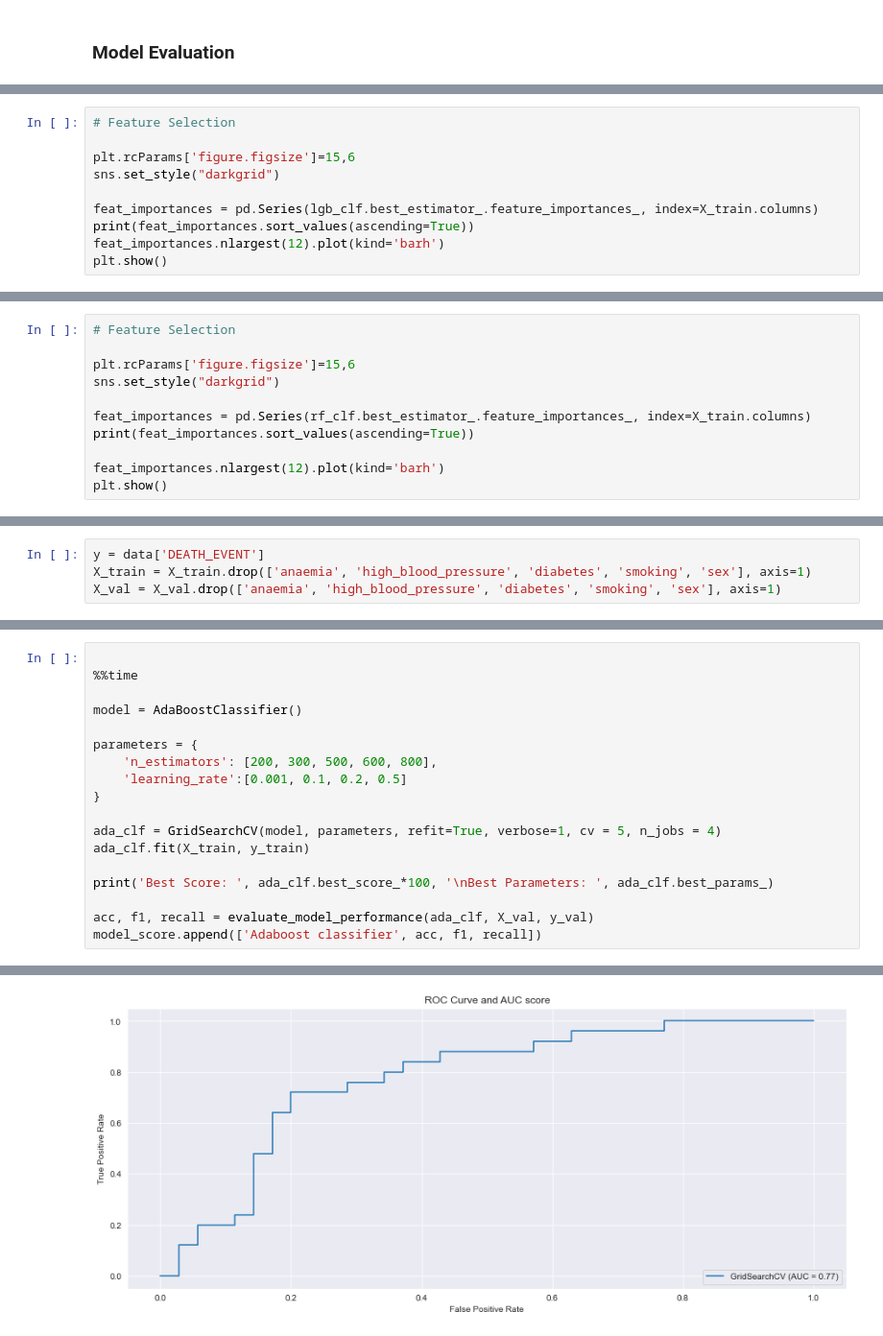
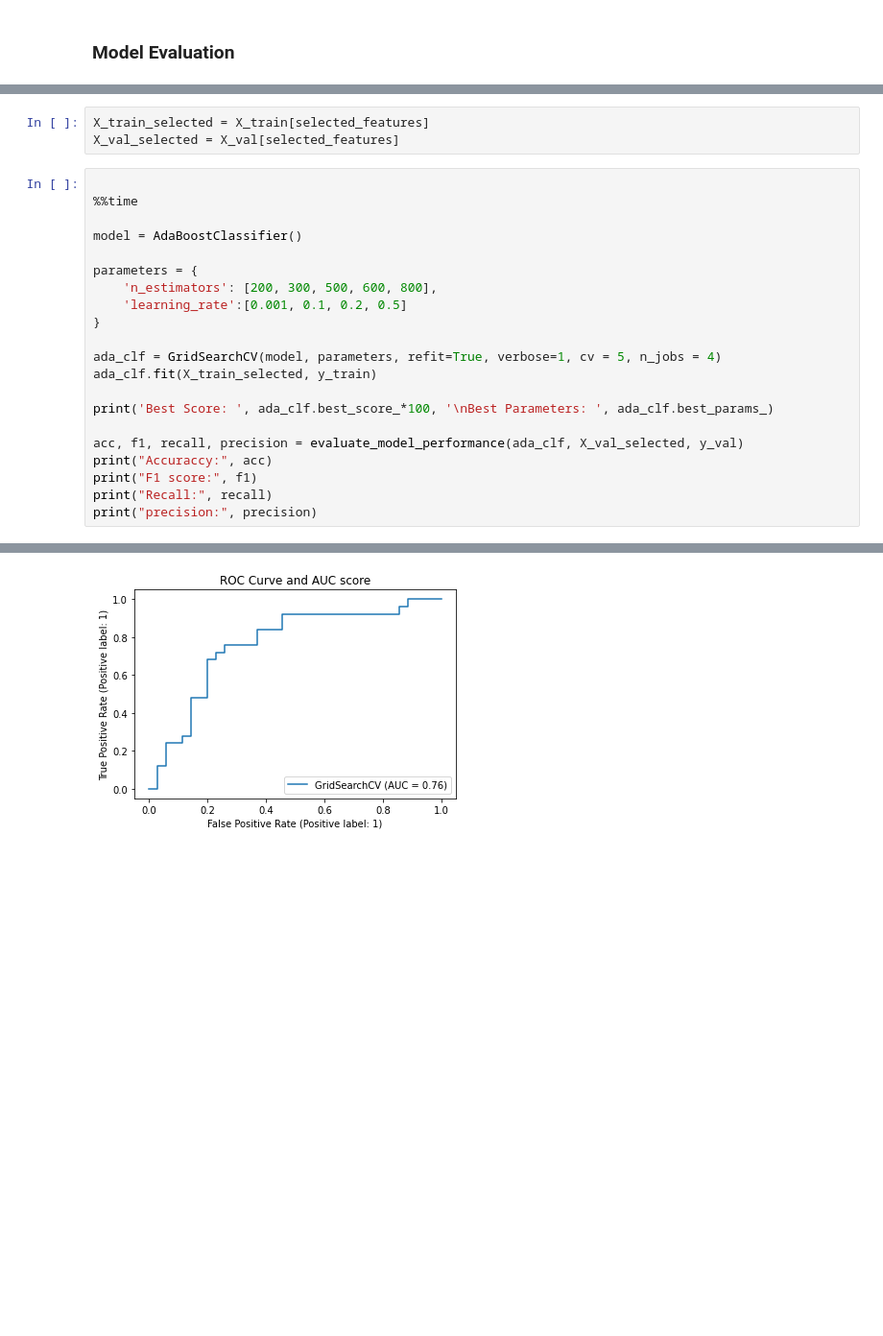
Before and after one commit to tminhquang00/EEET2485-heart-failure-prediction, a Jupyter notebook: heart-failure-detection.ipynb, the cells around one changed output, grey strips where cells are left out. Shown at 96% size. Drawn from its saved outputs; the diff is of its cells as text; blank space fills up the shorter version.

Commit message:
add feature selection

```diff
--- a/heart-failure-detection.ipynb
+++ b/heart-failure-detection.ipynb
@@ -778,10 +808,0 @@ Text(0.5, 1.0, 'Precision')
-# %%
-# Feature Selection
-
-plt.rcParams['figure.figsize']=15,6
-sns.set_style("darkgrid")
-
-feat_importances = pd.Series(lgb_clf.best_estimator_.feature_importances_, index=X_train.columns)
-print(feat_importances.sort_values(ascending=True))
-feat_importances.nlargest(12).plot(kind='barh')
-plt.show()
@@ -802,11 +808,0 @@ dtype: int32
-# %%
-# Feature Selection
-
-plt.rcParams['figure.figsize']=15,6
-sns.set_style("darkgrid")
-
-feat_importances = pd.Series(rf_clf.best_estimator_.feature_importances_, index=X_train.columns)
-print(feat_importances.sort_values(ascending=True))
-
-feat_importances.nlargest(12).plot(kind='barh')
-plt.show()
@@ -827,4 +808,0 @@ dtype: float64
-# %%
-y = data['DEATH_EVENT']
-X_train = X_train.drop(['anaemia', 'high_blood_pressure', 'diabetes', 'smoking', 'sex'], axis=1)
-X_val = X_val.drop(['anaemia', 'high_blood_pressure', 'diabetes', 'smoking', 'sex'], axis=1)
@@ -831,3 +811,6 @@ X_val = X_val.drop(['anaemia', 'high_blood_pressure', 'diabetes', 'smoking', 'se
+# %%
+X_train_selected = X_train[selected_features]
+X_val_selected = X_val[selected_features]
 # %%
 
 %%time
@@ -840,11 +823,14 @@ parameters = {
 }
 
 ada_clf = GridSearchCV(model, parameters, refit=True, verbose=1, cv = 5, n_jobs = 4)
-ada_clf.fit(X_train, y_train)
+ada_clf.fit(X_train_selected, y_train)
 
 print('Best Score: ', ada_clf.best_score_*100, '\nBest Parameters: ', ada_clf.best_params_)
 
-acc, f1, recall = evaluate_model_performance(ada_clf, X_val, y_val)
-model_score.append(['Adaboost classifier', acc, f1, recall])
+acc, f1, recall, precision = evaluate_model_performance(ada_clf, X_val_selected, y_val)
+print("Accuraccy:", acc)
+print("F1 score:", f1)
+print("Recall:", recall)
+print("precision:", precision)
 # %% [output]
 Fitting 5 folds for each of 20 candidates, totalling 100 fits
@@ -858 +846 @@ ValueError: too many values to unpack (expected 3)
-[figure, old version]
+[figure, new version]
```
Also changed, not shown: parts of 22 cells of this notebook.
